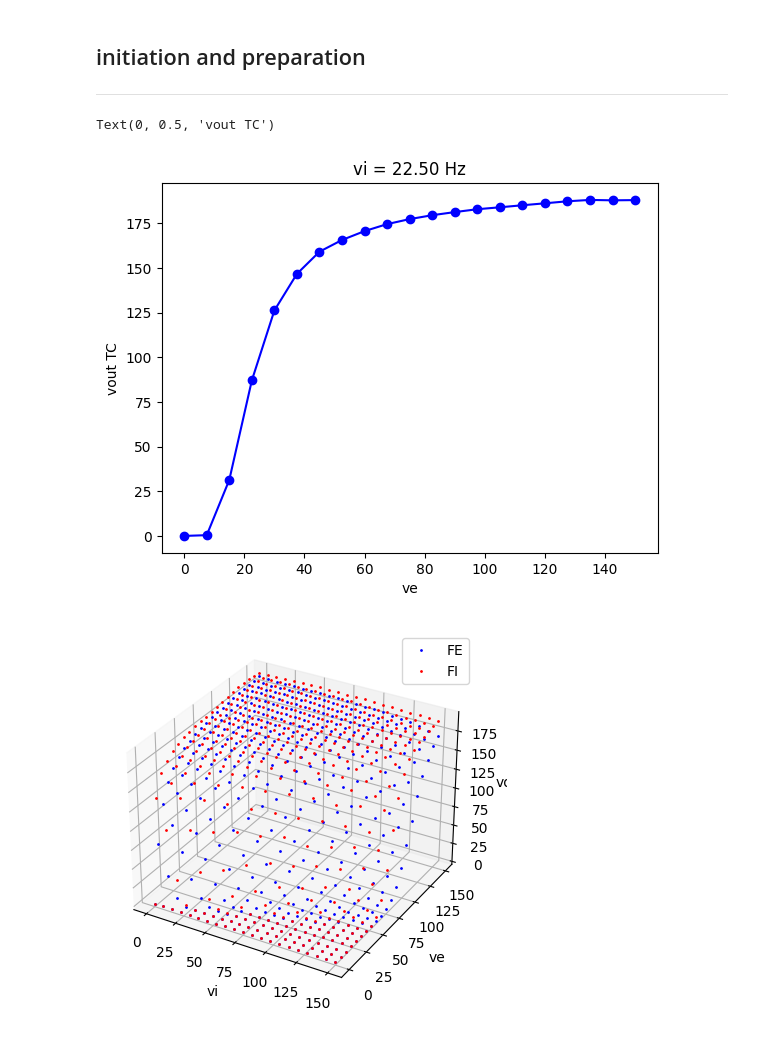
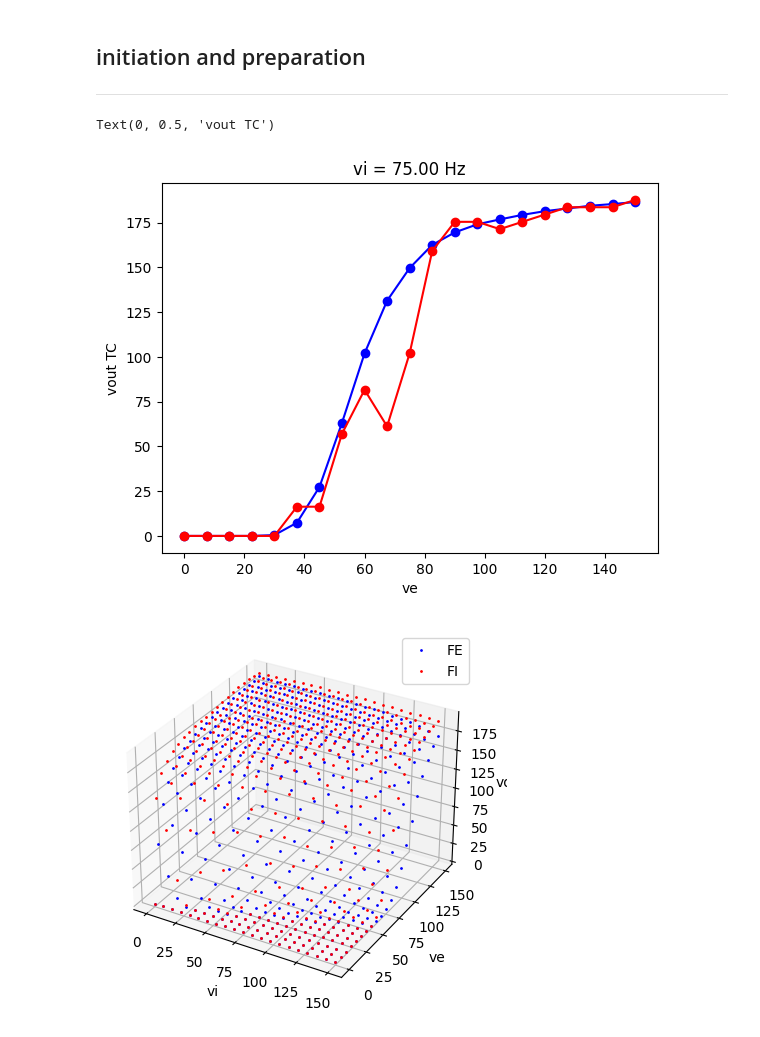
Before and after one commit to joverwiening/MF-TransferFunction, a Jupyter notebook: fitTF.ipynb, the cells around one changed output. Drawn from its saved outputs; the diff is of its cells as text; code cells hidden in the pictures.

```diff
--- a/fitTF.ipynb
+++ b/fitTF.ipynb
@@ -19,20 +19,23 @@ vve, vvi = np.meshgrid(ve, vi)
 # %%
 RS = np.load('data\\ExpTF_cortex_exc_Nstp21.npy').T
 FS = np.load('data\\ExpTF_cortex_inh_Nstp21.npy').T
+RS2 = np.load('data\\ExpTF_cortex_exc_Nstp21_single.npy').T
+FS2 = np.load('data\\ExpTF_cortex_inh_Nstp21_single.npy').T
 ve = np.linspace(0, 150, 21)
 vi = np.linspace(0, 150, 21)
 
 vve, vvi = np.meshgrid(ve, vi)
 # %%
-i = 3 # choose inhibitory input
+i = 10 # choose inhibitory input
 
 plt.plot(ve, RS[i], '-ob')
+plt.plot(ve, RS2[i], '-or')
 plt.title(f'vi = {vi[i]:.2f} Hz')
 plt.xlabel('ve')
 plt.ylabel('vout TC')
 # %% [output]
 Text(0, 0.5, 'vout TC')
-[figure, old version]
+[figure, new version]
 # %%
 ax = plt.axes(projection='3d')
 ax.plot3D(vvi.flatten(), vve.flatten(), RS.flatten(), 'ob', markersize=1,label='FE')
```
Also changed, not shown: parts of 1 cell of this notebook, 13 other files.
